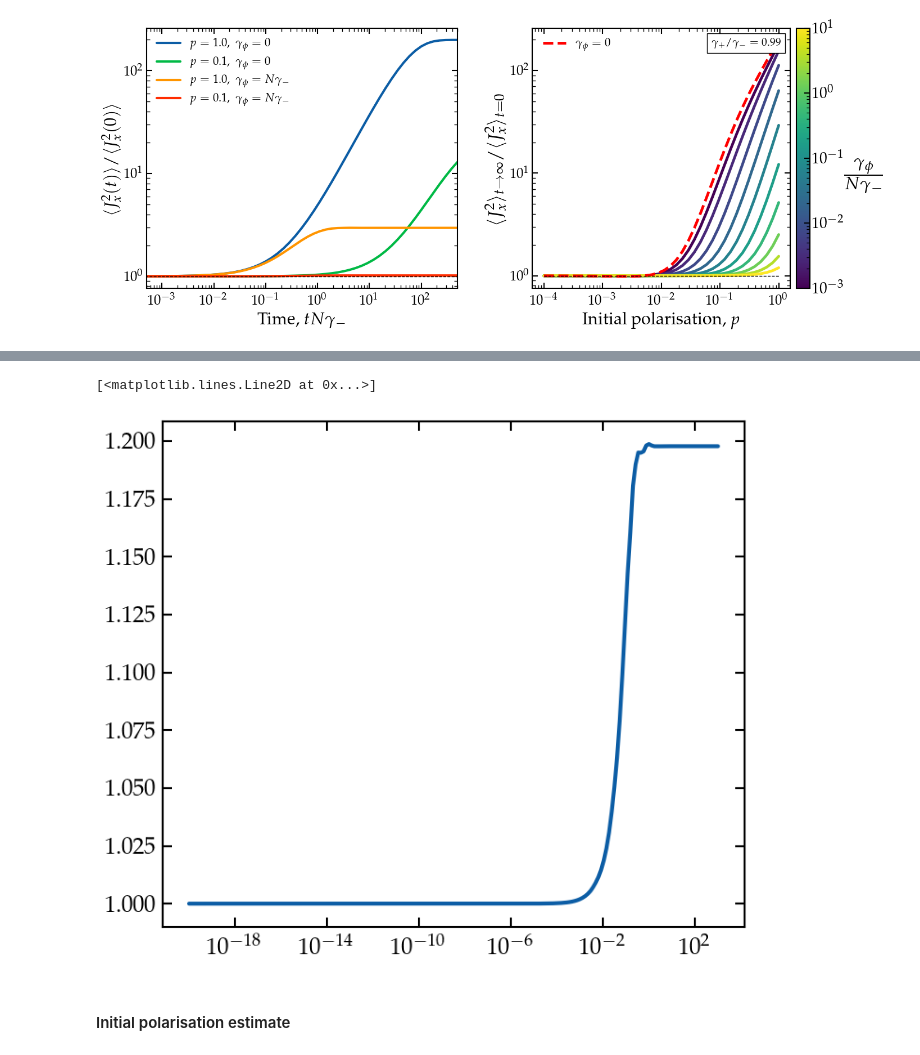
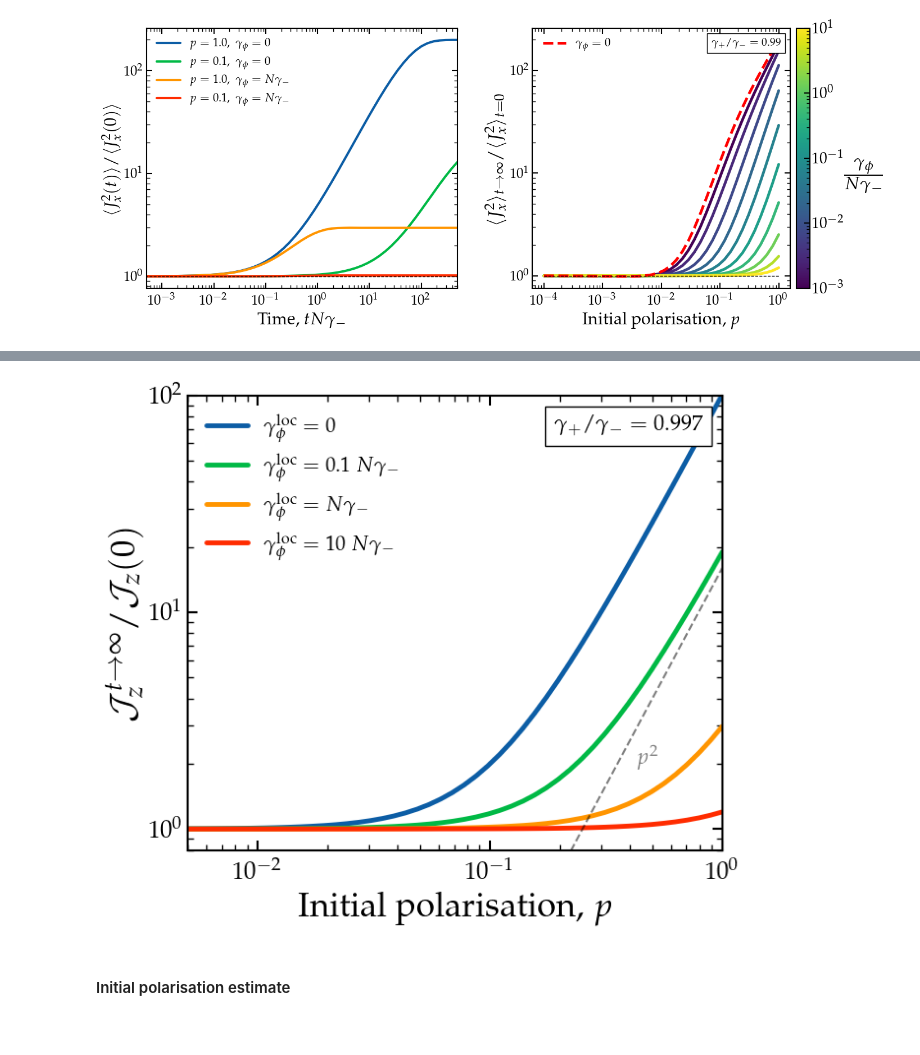
Before and after one commit to gpierobon/pyOpenNu, a Jupyter notebook: notebooks/Polarisation.ipynb, the cells around one changed output, grey strips where cells are left out. Saved outputs shown, nothing was run; the diff lists cells and outputs as text; code cells hidden in the pictures.

```diff
--- a/notebooks/Polarisation.ipynb
+++ b/notebooks/Polarisation.ipynb
@@ -185,9 +198,60 @@ fig.savefig(main_dir+'plots/sigmax_p.pdf', bbox_inches='tight')
-# %%
-t2, _, _, j2, _ = on.solve2nd(N, state='G', gp_ratio=0.99, gd_ratio=N*de, p_init=1, ti=1e-20)
-plt.semilogx(t2, j2/N*4)
-# %% [output]
-[<matplotlib.lines.Line2D at 0x...>]
-[figure, removed]
+# %%
+Ncode = 1e8
+
+ti = 1e-5
+tf = 1e2
+
+fig, ax = plt.subplots(figsize=(7,6))
+
+pols = np.geomspace(1e-5, 1, 100)
+jj0 = []
+jj1 = []
+jj2 = []
+jj3 = []
+for p in pols:
+
+    t, j0, _, _, _ = on.solve2nd(Ncode, state='P', p_init=p, gp_ratio=0.997, tf=tf, ti=ti, gd_ratio=0)
+    t, j1, _, _, _ = on.solve2nd(Ncode, state='P', p_init=p, gp_ratio=0.997, tf=tf, ti=ti, gd_ratio=0.1*Ncode)
+    t, j2, _, _, _ = on.solve2nd(Ncode, state='P', p_init=p, gp_ratio=0.997, tf=tf, ti=ti, gd_ratio=Ncode)
+    t, j3, _, _, _ = on.solve2nd(Ncode, state='P', p_init=p, gp_ratio=0.997, tf=tf, ti=ti, gd_ratio=10*Ncode)
+    jj0.append(np.abs(j0[-1]))
+    jj1.append(np.abs(j1[-1]))
+    jj2.append(np.abs(j2[-1]))
+    jj3.append(np.abs(j3[-1]))
+
+jj0 = np.array(jj0)
+jj1 = np.array(jj1)
+jj2 = np.array(jj2)
+jj3 = np.array(jj3)
+
+plt.loglog(pols, jj0/jj0[0], lw=3.5, label=r'$\gamma^{\rm loc}_{\phi}=0$')
+plt.loglog(pols, jj1/jj1[0], lw=3.5, label=r'$\gamma^{\rm loc}_{\phi}=0.1~N\gamma_-$')
+plt.loglog(pols, jj2/jj2[0], lw=3.5, label=r'$\gamma^{\rm loc}_{\phi}=N\gamma_-$')
+plt.loglog(pols, jj3/jj3[0], lw=3.5, label=r'$\gamma^{\rm loc}_{\phi}=10~N\gamma_-$')
+
+plt.loglog(pols*25, 1e4*pols**2, c='k', ls='--', lw=1.5, alpha=0.5)
+plt.text(0.43, 2, r'$p^2$', fontsize=16, alpha=0.5, c='k')
+
+
+gamma = 0.997
+text_box = AnchoredText(
+    fr"$\gamma_+/\gamma_- = {gamma:.3f}$",
+    loc='upper right',
+    frameon=True,
+    prop=dict(size=16)
+)
+ax.add_artist(text_box)
+
+
+plt.xlabel(r'Initial polarisation, $p$', fontsize=25)
+plt.ylabel(r'${\cal J}_z^{{t \to\infty}}/{\cal J}_z(0)$', fontsize=25)
+plt.legend()
+plt.xlim(5e-3, 1)
+plt.ylim(0.8, 1e2)
+plt.show()
+fig.savefig(main_dir+'plots/jz_p.pdf', bbox_inches='tight')
+# %% [output]
+[figure, added]
 # %% [markdown]
 #### Initial polarisation estimate
 # %%
```
Also changed, not shown: parts of 4 cells of this notebook, 6 other files.
